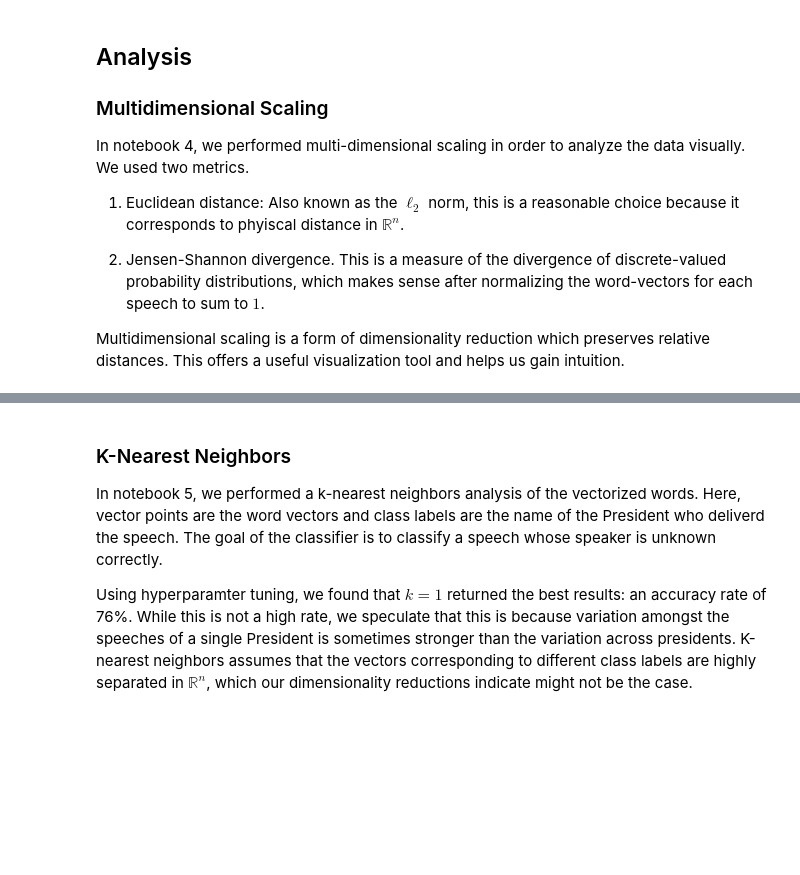
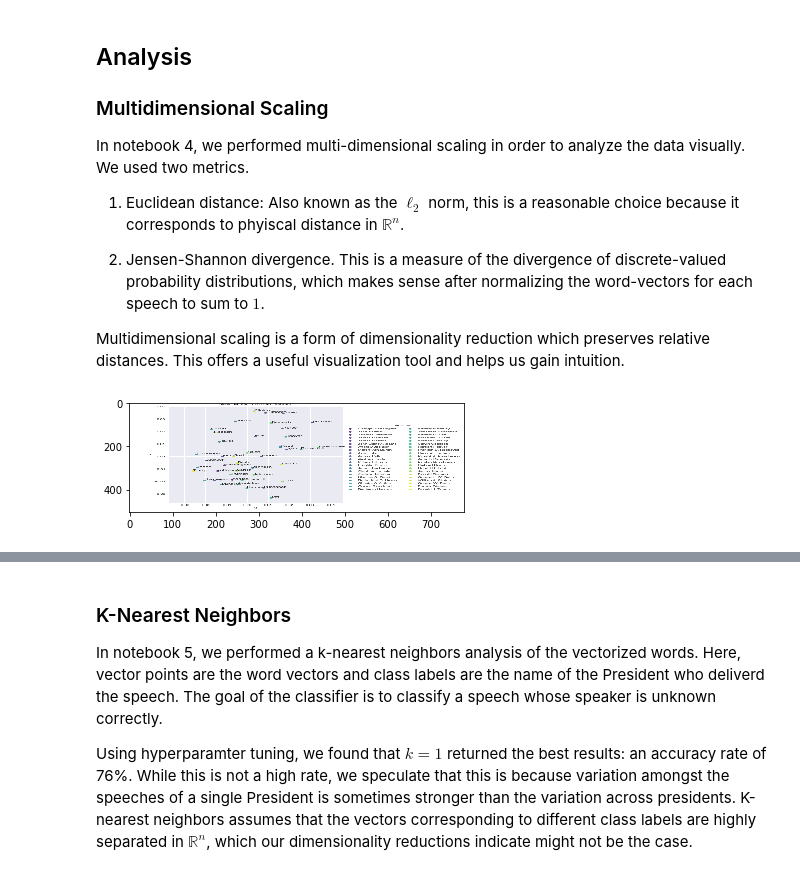
Before and after one commit to jacobakh/StateofUnionSpeechs, a Jupyter notebook: main.ipynb, the cells around one changed output, grey strips where cells are left out. Saved outputs shown, nothing was run; the diff lists cells and outputs as text; code cells hidden in the pictures; blank space fills up the shorter version.

```diff
--- a/main.ipynb
+++ b/main.ipynb
@@ -59,4 +59,10 @@ In notebook 4, we performed multi-dimensional scaling in order to analyze the da
 2. Jensen-Shannon divergence. This is a measure of the divergence of discrete-valued probability distributions, which makes sense after normalizing the word-vectors for each speech to sum to $1$.
 
 Multidimensional scaling is a form of dimensionality reduction which preserves relative distances. This offers a useful visualization tool and helps us gain intuition.
+# %%
+img = mpimg.imread('fig/mds_naive.png')
+plt.imshow(img, interpolation='nearest', aspect=0.5)
+plt.show()
+# %% [output]
+[figure, added]
 # %%
```
Also changed, not shown: parts of 2 cells of this notebook.
